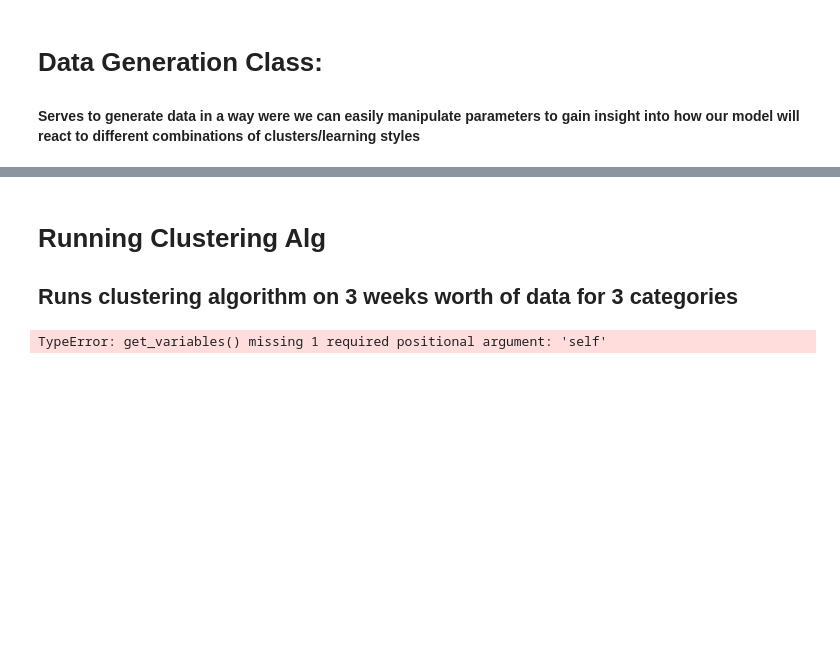
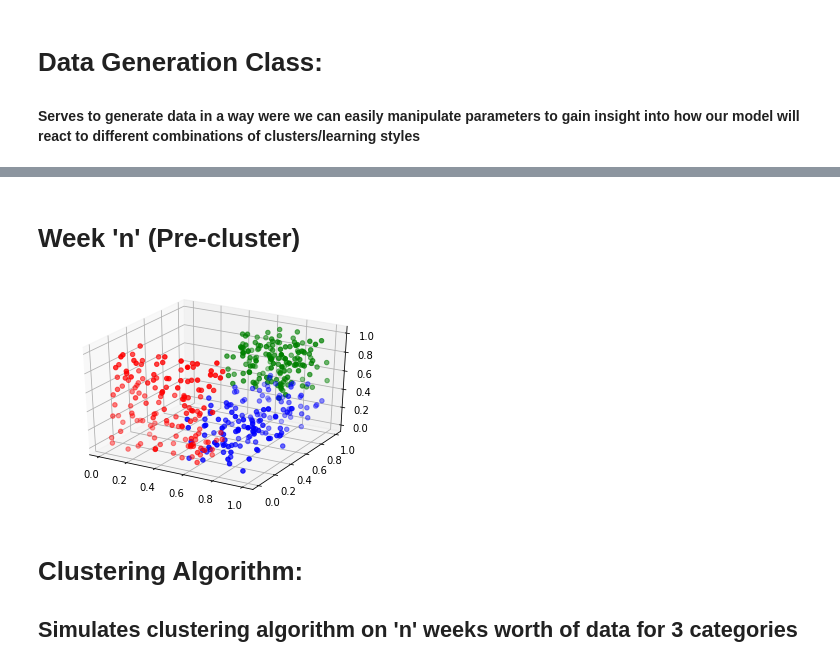
Before and after one commit to rhurst1029/UniEd_ML, a Jupyter notebook: K-Cluster_base.ipynb, the cells around one changed output, grey strips where cells are left out. Drawn from its saved outputs; the diff is of its cells as text; code cells hidden in the pictures; blank space fills up the shorter version.

```diff
--- a/K-Cluster_base.ipynb
+++ b/K-Cluster_base.ipynb
@@ -155,7 +138,16 @@ TypeError: 'str' object cannot be interpreted as an integer
+# %% [markdown]
+# Week 'n' (Pre-cluster)
+# %%
+dist_vals3 = [
+    [[0,.7],[0,.3],[0,1]],
+    [[.5,1],[0,1],[0,.5]],
+    [[.5,1],[.5,1],[.5,1]]
+]
+
+student_data3 = DataGeneration(150,3,3).generate_data(dist_vals3)
+vis3 = Visualize(student_data3).visualize(3)
+# %% [output]
+[figure, added]
 # %% [markdown]
-# Running Clustering Alg
-## Runs clustering algorithm on 3 weeks worth of data for 3 categories
+# Clustering Algorithm:
+## Simulates clustering algorithm on 'n' weeks worth of data for 3 categories
-# %%
-DataGeneration.get_variables()
-# %% [output]
-TypeError: get_variables() missing 1 required positional argument: 'self'
```
Also changed, not shown: parts of 8 cells of this notebook.
